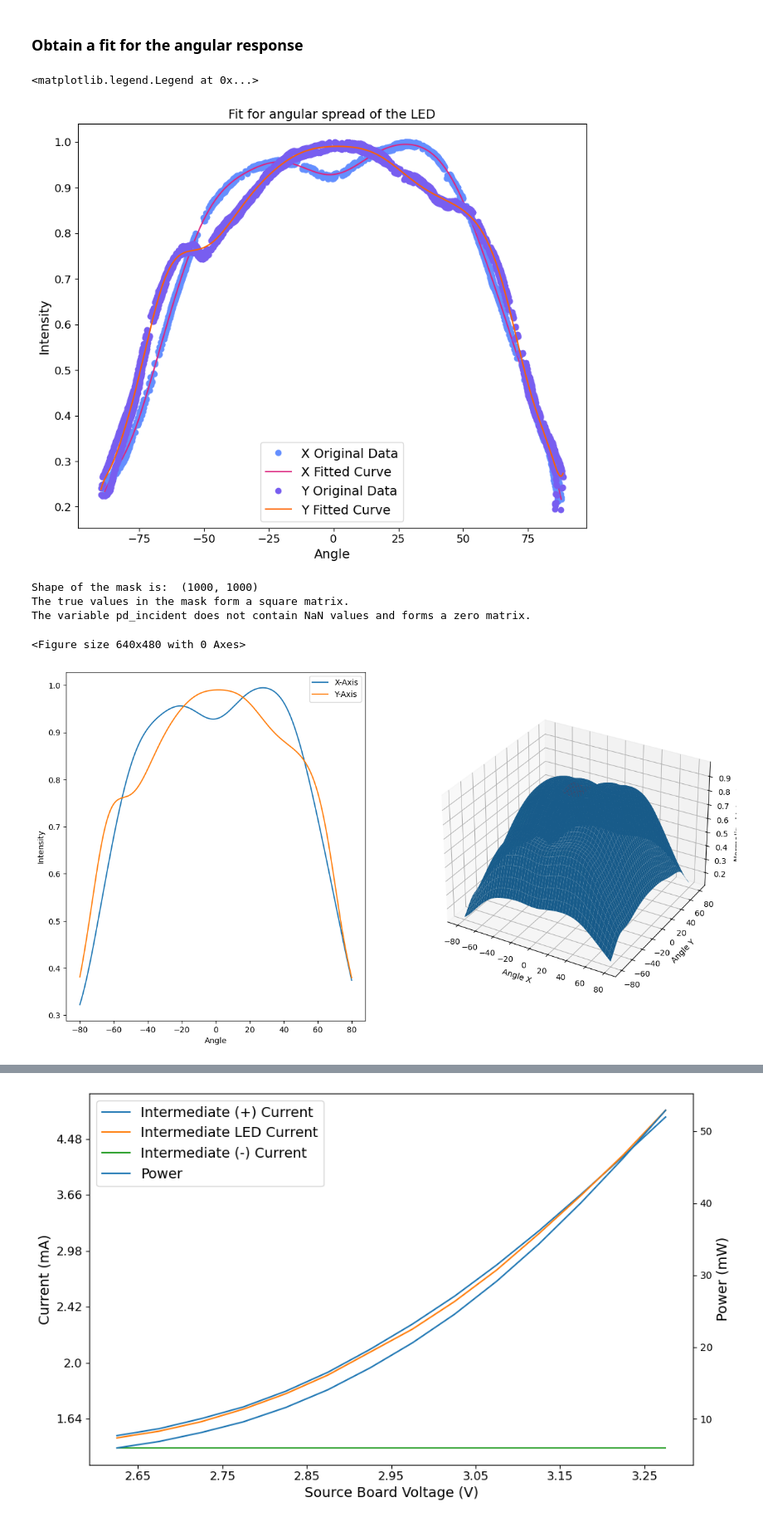
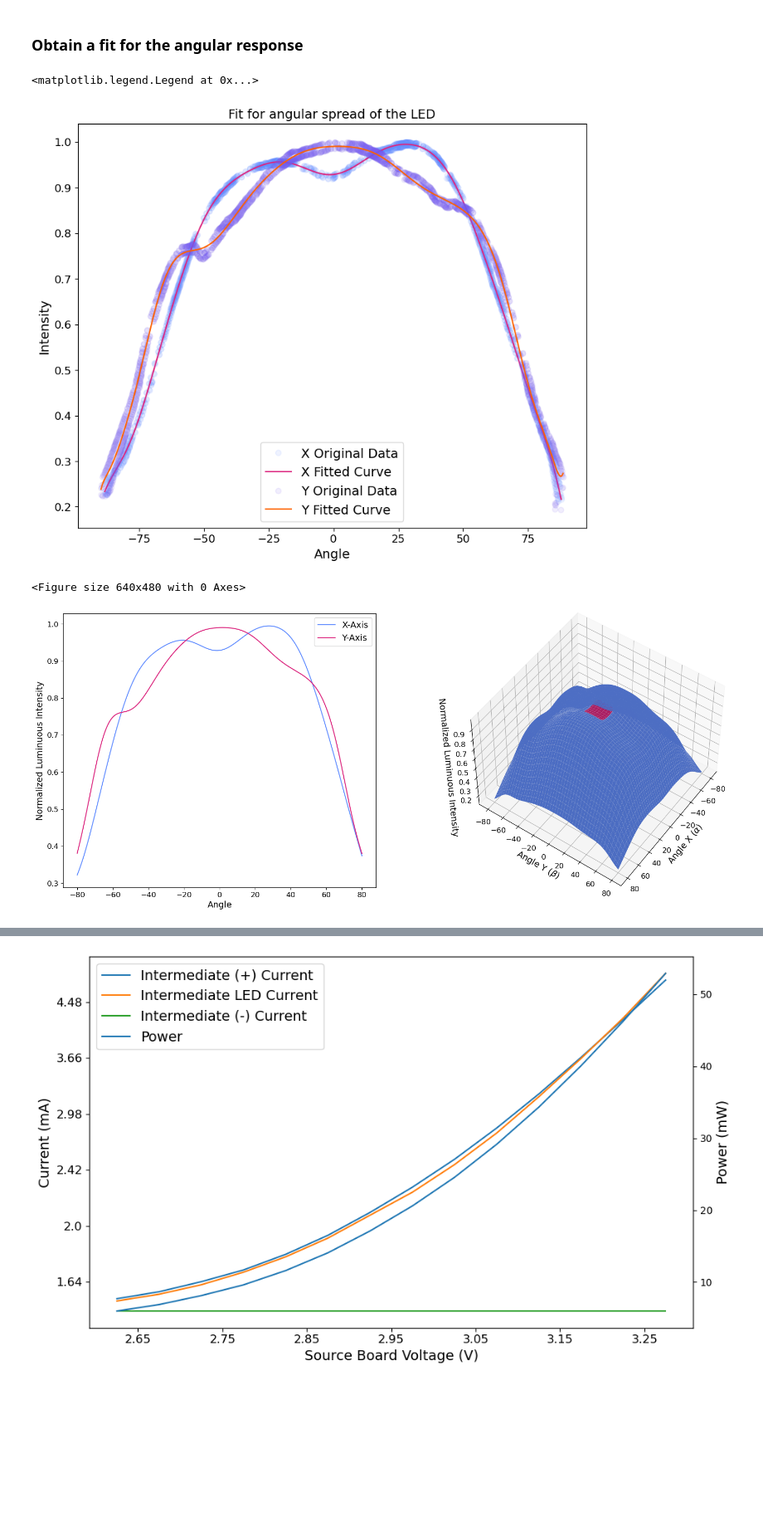
Before and after one commit to sainikhileshmurtyk/OENN-Analysis, a Jupyter notebook: Power and Response/2023-11-16 Power Analysis.ipynb, the cells around one changed output, grey strips where cells are left out. Shown at 83% size. Drawn from its saved outputs; the diff is of its cells as text; code cells hidden in the pictures; blank space fills up the shorter version.

```diff
--- a/Power and Response/2023-11-16 Power Analysis.ipynb
+++ b/Power and Response/2023-11-16 Power Analysis.ipynb
@@ -263,10 +493,15 @@ plt.savefig("out/Power/LED Emission Directionality.png", dpi=800, transparent=Tr
 [figure]
 # %% [markdown]
 ### Obtain a fit for the angular response
+# %%
+# Assignining fit parameters
+degree_x = 20 # choose the degree of the polynomial (arbitrarily large to capture the trend without overfitting)
+degree_y = 20 # choose the degree of the polynomial (arbitrarily large to capture the trend without overfitting)
+
+# Array size to be used for further calculations. THis would also determine the grid size which as a consequence would also determine the resolution of the plot
+array_size = 1000
 # %%
 # Fit a polynomial to the data
-degree_x = 20 # choose the degree of the polynomial (arbitrarily large to capture the trend without overfitting)
-
 coeffs_x = np.polyfit(df_angular_x['Rot Angle'], df_angular_x['Intensity'], degree_x)
 
 # Generate x values for the fitted curve
@@ -275,7 +510,6 @@ x_fit_x = np.linspace(min(df_angular_x['Rot Angle']), max(df_angular_x['Rot Angl
 # Evaluate the fitted curve at the x values
 y_fit_x = np.polyval(coeffs_x, x_fit_x)
 
-degree_y = 20 # choose the degree of the polynomial
 coeffs_y = np.polyfit(df_angular_y['Rot Angle'], df_angular_y['Intensity'], degree_y)
 
 # Generate x values for the fitted curve
@@ -286,9 +520,9 @@ y_fit_y = np.polyval(coeffs_y, x_fit_y)
 
 # Plot the original data and the fitted curve
 fig, ax = plt.subplots(figsize=(10, 8))
-ax.plot(df_angular_x['Rot Angle'], df_angular_x['Intensity'], 'o', label='X Original Data', c='#648FFF')
+ax.plot(df_angular_x['Rot Angle'], df_angular_x['Intensity'], 'o', label='X Original Data', c='#648FFF', alpha=0.1)
 ax.plot(x_fit_x, y_fit_x, label='X Fitted Curve', c='#DC267F')
-ax.plot(df_angular_y['Rot Angle'], df_angular_y['Intensity'], 'o', label='Y Original Data', c='#785EF0')
+ax.plot(df_angular_y['Rot Angle'], df_angular_y['Intensity'], 'o', label='Y Original Data', c='#785EF0', alpha=0.1)
 ax.plot(x_fit_y, y_fit_y, label='Y Fitted Curve', c='#FE6100')
 
 ax.tick_params(axis='both', which='major', labelsize=12)
@@ -301,65 +535,68 @@ ax.set_title('Fit for angular spread of the LED', fontsize=14) # Title for plots
 plt.legend(fontsize=14)
 # %% [output]
 <matplotlib.legend.Legend at 0x...>
-[figure, old version]
+[figure, new version]
 # %%
 # Generating the desired angles
-angle = np.linspace(-80, 80, 1000)  # Restricting the range to -80 to 80 degrees to avoid the edge effects of the fitting
+angle = np.linspace(-80, 80, array_size)  # Restricting the range to -80 to 80 degrees to avoid the edge effects of the fitting
 intensity_x = np.polyval(coeffs_x, angle)
 intensity_y = np.polyval(coeffs_y, angle)
 
-# Plotting the calculated figures
+# Creating a new figure object for the plots
 plt.clf()
-fig = plt.figure(figsize=(15, 8))
+fig = plt.figure(figsize=(20, 8))
 
+# Plotting the first subplot showing a 2D view
 ax1 = fig.add_subplot(1, 2, 1)
-ax1.plot(angle, intensity_x, label='X-Axis')
-ax1.plot(angle, intensity_y, label='Y-Axis')
-ax1.set_xlabel('Angle')
-ax1.set_ylabel('Intensity')
-ax1.legend()
+ax1.plot(angle, intensity_x, label='X-Axis', color='#648FFF')
+ax1.plot(angle, intensity_y, label='Y-Axis', color='#DC267F')
+
+# Setting the labels
+ax1.set_xlabel('Angle', fontsize=14)
+ax1.set_ylabel('Normalized Luminuous Intensity', fontsize=14)
+
+ax1.tick_params(axis='both', which='major', labelsize=12)
+
+ax1.legend(fontsize=14)
 
 # Extending the 1D data to 2D data
 intensity_x_2d = np.matlib.repmat(intensity_x, len(intensity_y), 1)
 intensity_y_2d = np.matlib.repmat(intensity_y, len(intensity_x), 1).T
 
 # Calculating the total intensity as a product of the two intensities
 intensity_total = intensity_x_2d * intensity_y_2d
 
 # Selecting the angles that are relevant for collection by the lens
 angle_x, angle_y = np.meshgrid(angle, angle)
 
 # Calculating the relevant mask for the values that are captured by the lens
 mask = (angle_x > -max_angle_captured) & (angle_y > -max_angle_captured) & (angle_x < max_angle_captured) & (angle_y < max_angle_captured)
-print("Shape of the mask is: ", angle_x.shape)
 
 # Assigning the values outside the mask to NaN to avoid plotting them
 modified_intensity_map = np.where(mask, np.nan, intensity_total)
 
 # Calculating a mask that only contains the values that are captured by the lens
 selected_intensity_map = np.where(mask, intensity_total, np.nan)
 
-# Verify if the True values in the mask form a square matrix
-true_indices = np.argwhere(mask)
-rows, cols = true_indices.ptp(axis=0) + 1
-print("The true values in the mask form a square matrix." if rows == cols else "The true values in the mask do not form a square matrix.")
-
-# Check if the relevant section has any NaN values
-pd_incident = selected_intensity_map[true_indices[:, 0].min():true_indices[:, 0].max()+1, true_indices[:, 1].min():true_indices[:, 1].max()+1]
-print("The variable pd_incident contains NaN values." if np.isnan(pd_incident).any() else "The variable pd_incident does not contain NaN values and forms a zero matrix.")
-
 # Plotting the surface
 ax2 = fig.add_subplot(1, 2, 2, projection='3d')
-surf = ax2.plot_surface(angle_x, angle_y, modified_intensity_map)
-surf2 = ax2.plot_surface(angle_x, angle_y, selected_intensity_map, color='red')
-ax2.set_xlabel('Angle X')
-ax2.set_ylabel('Angle Y')
-ax2.set_zlabel('Normalized Intensity')
+
+# Plotting the surface plots
+surf = ax2.plot_surface(angle_x, angle_y, modified_intensity_map, color='#648FFF')
+surf2 = ax2.plot_surface(angle_x, angle_y, selected_intensity_map, color='#DC267F')
+
+# Changing the viewing angle
+ax2.view_init(elev=50., azim=35)
+
+# Setting the labels
+ax2.set_xlabel(r'Angle X ($\alpha$)', fontsize=14)
+ax2.set_ylabel(r'Angle Y ($\beta$)', fontsize=14)
+ax2.set_zlabel('Normalized Luminuous Intensity', fontsize=14)
+
+# Changing the tick size to be convenient
+ax2.tick_params(axis='both', which='major', labelsize=12)
 
 plt.show()
 # %% [output]
-Shape of the mask is:  (1000, 1000)
-The true values in the mask form a square matrix.
-The variable pd_incident does not contain NaN values and forms a zero matrix.
+<Figure size 640x480 with 0 Axes>
-<Figure size 640x480 with 0 Axes>
-[figure, old version]
+[figure, new version]
```
Also changed, not shown: parts of 100 cells of this notebook, 6 other files.
